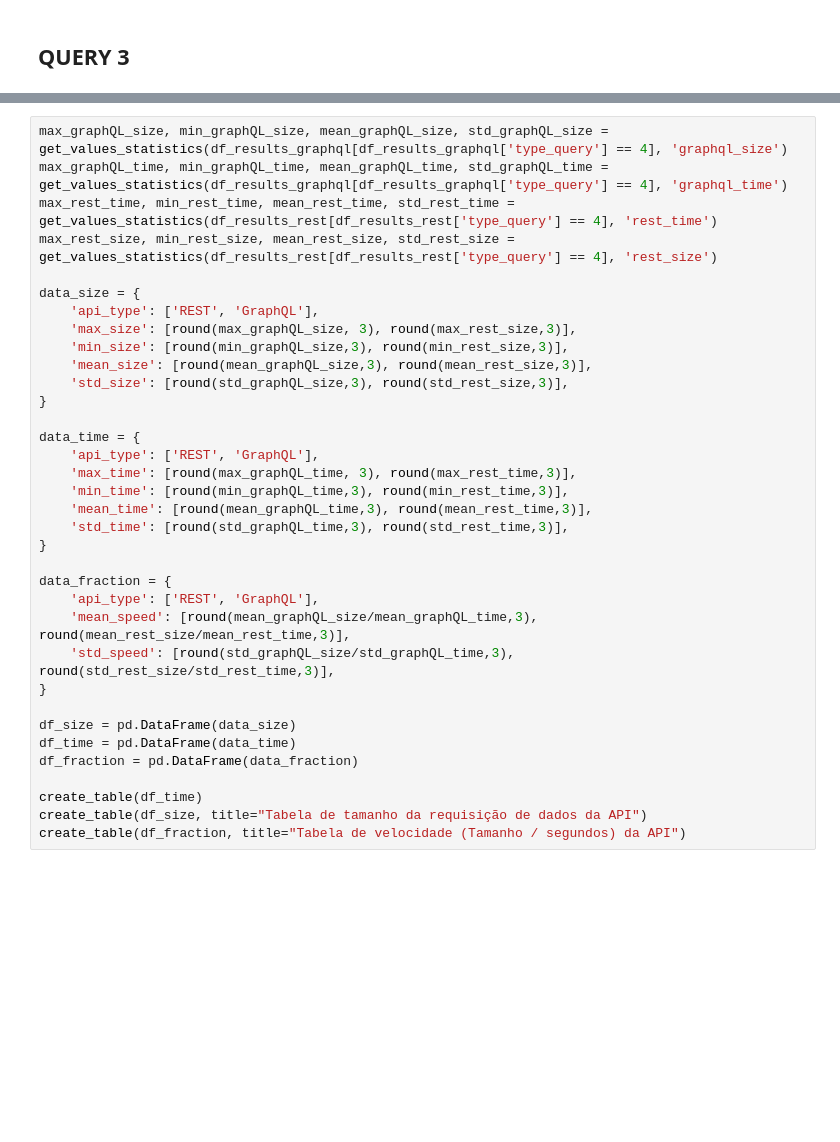
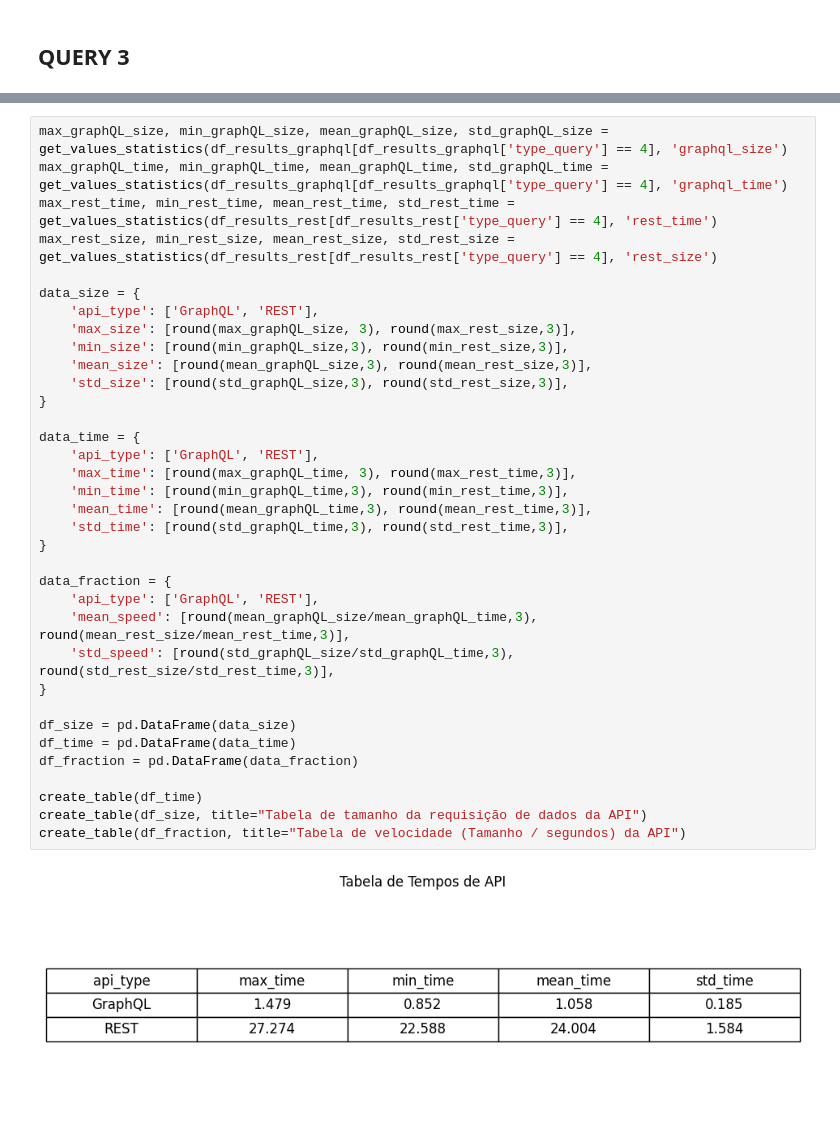
Before and after one commit to ArthurAlexi/grafhql-rest-experimento, a Jupyter notebook: scripts/analysis.ipynb, the cells around one changed output, grey strips where cells are left out. Drawn from its saved outputs; the diff is of its cells as text; blank space fills up the shorter version.

```diff
--- a/scripts/analysis.ipynb
+++ b/scripts/analysis.ipynb
@@ -282,33 +282,35 @@ max_graphQL_size, min_graphQL_size, mean_graphQL_size, std_graphQL_size = get_va
 max_graphQL_time, min_graphQL_time, mean_graphQL_time, std_graphQL_time = get_values_statistics(df_results_graphql[df_results_graphql['type_query'] == 4], 'graphql_time')
 max_rest_time, min_rest_time, mean_rest_time, std_rest_time = get_values_statistics(df_results_rest[df_results_rest['type_query'] == 4], 'rest_time')
 max_rest_size, min_rest_size, mean_rest_size, std_rest_size = get_values_statistics(df_results_rest[df_results_rest['type_query'] == 4], 'rest_size')
 
 data_size = {
-    'api_type': ['REST', 'GraphQL'],
+    'api_type': ['GraphQL', 'REST'],
     'max_size': [round(max_graphQL_size, 3), round(max_rest_size,3)],
     'min_size': [round(min_graphQL_size,3), round(min_rest_size,3)],
     'mean_size': [round(mean_graphQL_size,3), round(mean_rest_size,3)],
     'std_size': [round(std_graphQL_size,3), round(std_rest_size,3)],
 }
 
 data_time = {
-    'api_type': ['REST', 'GraphQL'],
+    'api_type': ['GraphQL', 'REST'],
     'max_time': [round(max_graphQL_time, 3), round(max_rest_time,3)],
     'min_time': [round(min_graphQL_time,3), round(min_rest_time,3)],
     'mean_time': [round(mean_graphQL_time,3), round(mean_rest_time,3)],
     'std_time': [round(std_graphQL_time,3), round(std_rest_time,3)],
 }
 
 data_fraction = {
-    'api_type': ['REST', 'GraphQL'],
+    'api_type': ['GraphQL', 'REST'],
     'mean_speed': [round(mean_graphQL_size/mean_graphQL_time,3), round(mean_rest_size/mean_rest_time,3)],
     'std_speed': [round(std_graphQL_size/std_graphQL_time,3), round(std_rest_size/std_rest_time,3)],
 }
 
 df_size = pd.DataFrame(data_size)
 df_time = pd.DataFrame(data_time)
 df_fraction = pd.DataFrame(data_fraction)
 
 create_table(df_time)
 create_table(df_size, title="Tabela de tamanho da requisição de dados da API")
 create_table(df_fraction, title="Tabela de velocidade (Tamanho / segundos) da API")
+# %% [output]
+[figure, added]
```
Also changed, not shown: parts of 4 cells of this notebook.
